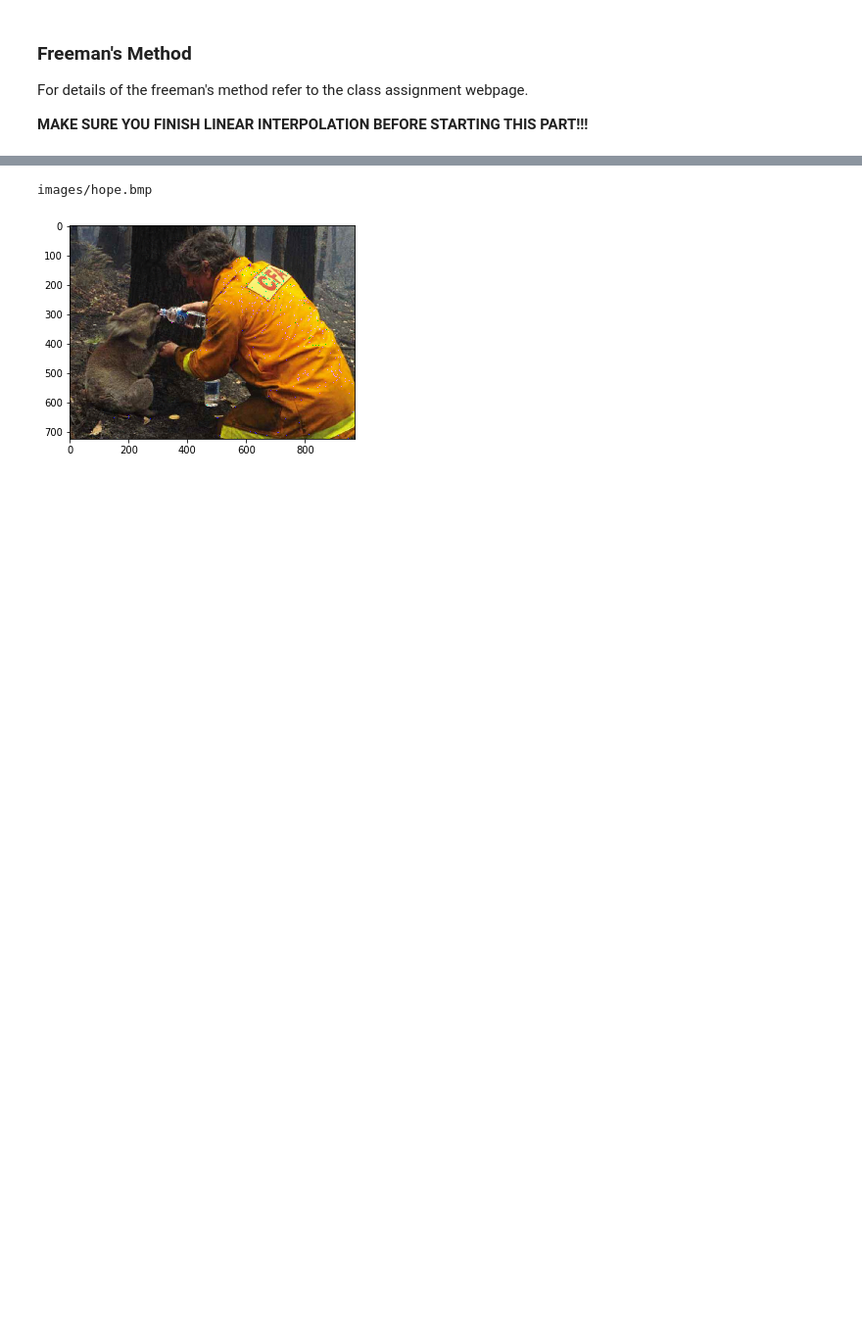
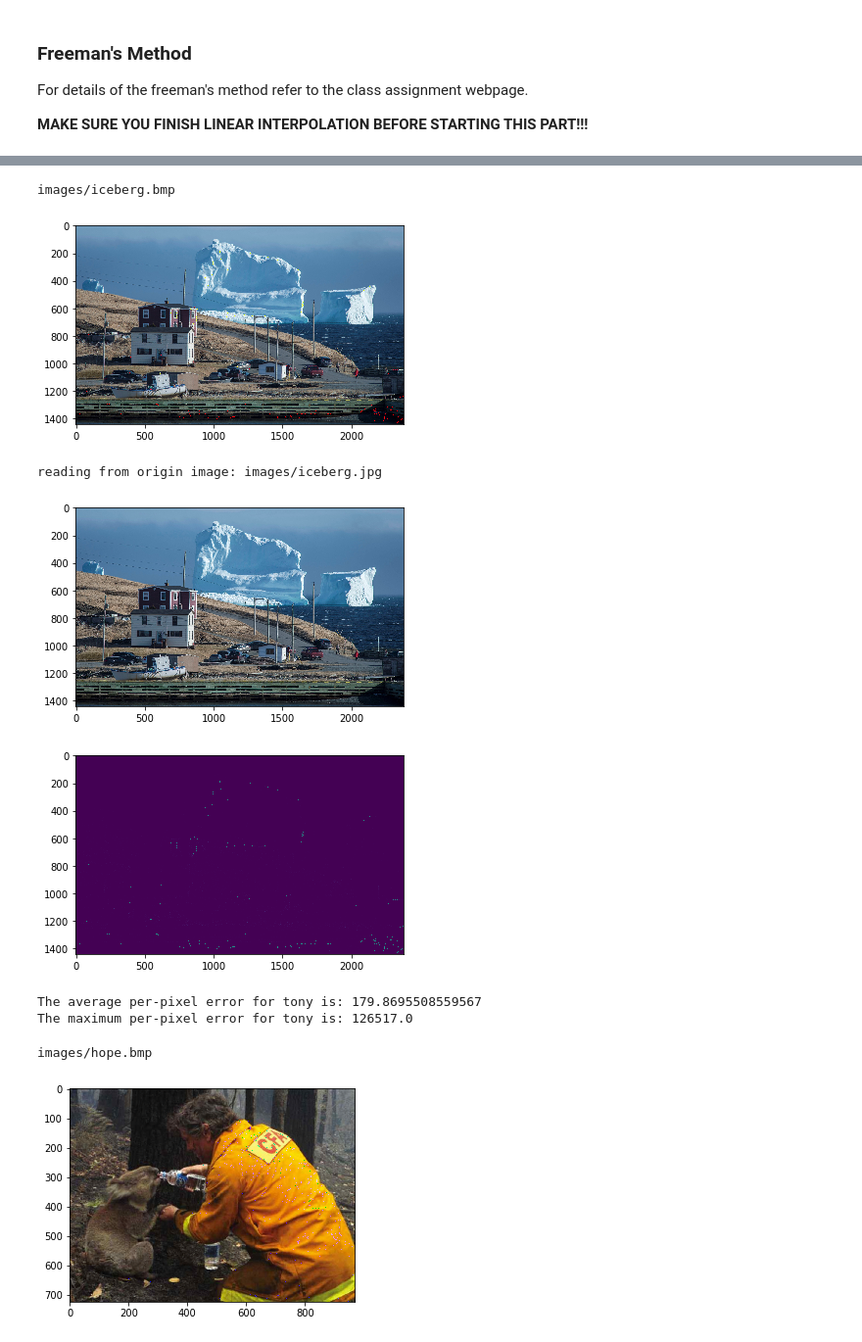
Before and after one commit to 770120041/ComputerVisionPractice, a Jupyter notebook: MP0.ipynb, the cells around one changed output, grey strips where cells are left out. Shown at 98% size. Saved outputs shown, nothing was run; the diff lists cells and outputs as text; code cells hidden in the pictures; blank space fills up the shorter version.

```diff
--- a/MP0.ipynb
+++ b/MP0.ipynb
@@ -228,3 +248,21 @@ The maximum per-pixel error for tony is: 255
+# %%
+### Feel free to play around with other images for Freeman's method above ###
+mosaic_img = read_image('iceberg.bmp')
+soln_image = get_freeman_solution_image(mosaic_img)
+show_image(soln_image)
+original_image = read_source('iceberg.jpg')
+show_image(original_image)
+pp_err, max_err = compute_errors(soln_image, original_image)
+print("The average per-pixel error for tony is: "+str(pp_err))
+print("The maximum per-pixel error for tony is: "+str(max_err))
+# %% [output]
+images/iceberg.bmp
+[figure, added]
+reading from origin image: images/iceberg.jpg
+[figure, added]
+[figure, added]
+The average per-pixel error for tony is: 179.8695508559567
+The maximum per-pixel error for tony is: 126517.0
 # %%
 mosaic_img = read_image('hope.bmp')
 soln_image = get_freeman_solution_image(mosaic_img)
```
Also changed, not shown: parts of 16 cells of this notebook.
